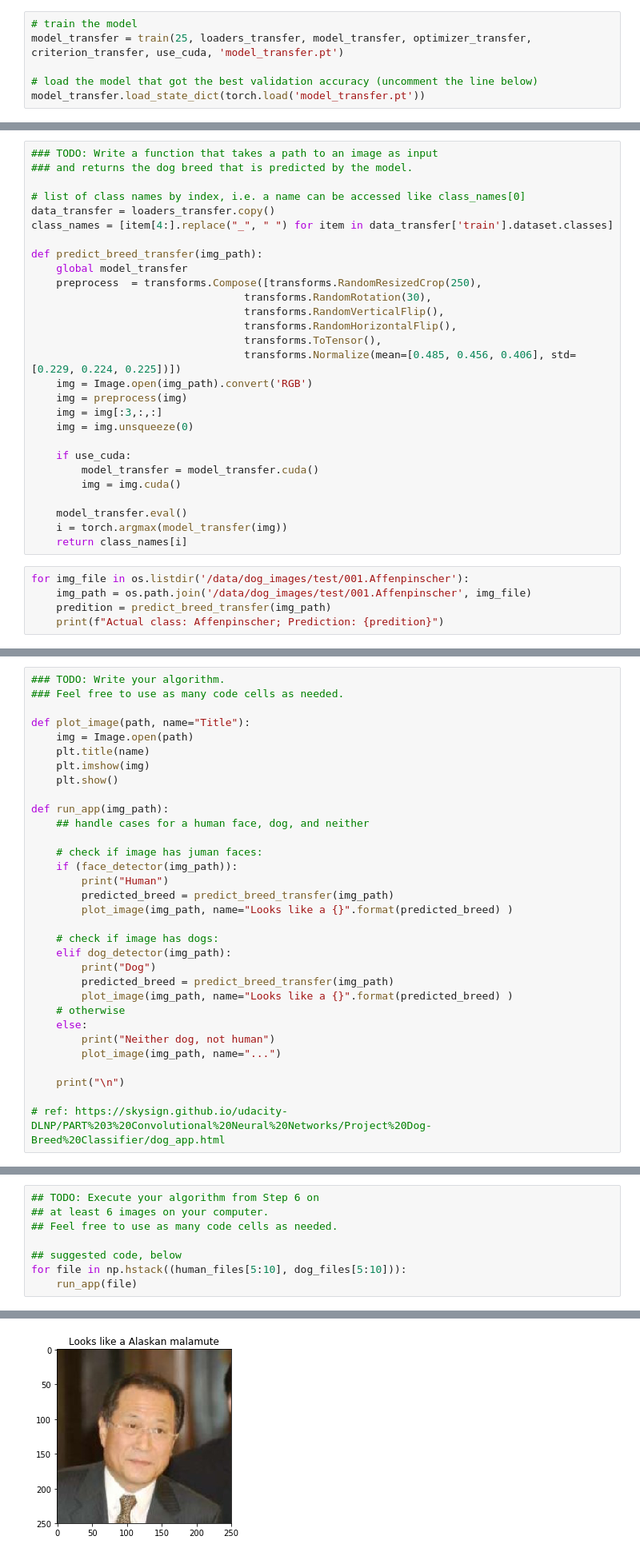
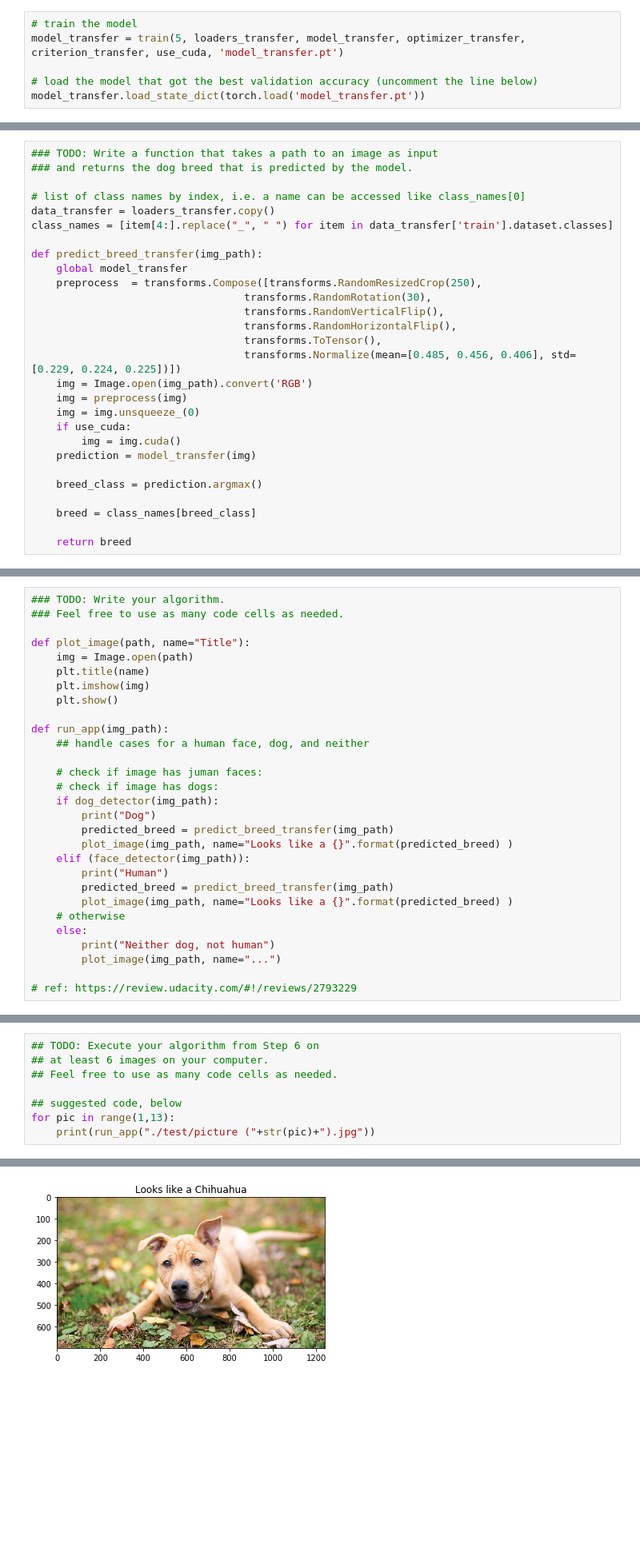
Before and after one commit to tmargary/udacity_deep_learning, a Jupyter notebook: 13. Dog Breed Classifier/dog_app.ipynb, the cells around one changed output, grey strips where cells are left out. Shown at 80% size. Drawn from its saved outputs; the diff is of its cells as text; blank space fills up the shorter version.

Commit message:
dog breed

```diff
--- a/13. Dog Breed Classifier/dog_app.ipynb
+++ b/13. Dog Breed Classifier/dog_app.ipynb
@@ -760,7 +776,7 @@ optimizer_transfer = optim.SGD(model_transfer.classifier.parameters(), lr=0.001)
 Train and validate your model in the code cell below.  [Save the final model parameters](http://pytorch.org/docs/master/notes/serialization.html) at filepath `'model_transfer.pt'`.
 # %%
 # train the model
-model_transfer = train(25, loaders_transfer, model_transfer, optimizer_transfer, criterion_transfer, use_cuda, 'model_transfer.pt')
+model_transfer = train(5, loaders_transfer, model_transfer, optimizer_transfer, criterion_transfer, use_cuda, 'model_transfer.pt')
 
 # load the model that got the best validation accuracy (uncomment the line below)
 model_transfer.load_state_dict(torch.load('model_transfer.pt'))
@@ -815,18 +824,13 @@ def predict_breed_transfer(img_path):
                                   transforms.Normalize(mean=[0.485, 0.456, 0.406], std=[0.229, 0.224, 0.225])])
     img = Image.open(img_path).convert('RGB')
     img = preprocess(img)
-    img = img[:3,:,:]
-    img = img.unsqueeze(0)
+    img = img.unsqueeze_(0)
+    if use_cuda:
+        img = img.cuda()
+    prediction = model_transfer(img)
 
-    if use_cuda:
-        model_transfer = model_transfer.cuda()
-        img = img.cuda()
+    breed_class = prediction.argmax()
 
-    model_transfer.eval()
-    i = torch.argmax(model_transfer(img))
-    return class_names[i]
+    breed = class_names[breed_class]
+
+    return breed
-# %%
-for img_file in os.listdir('/data/dog_images/test/001.Affenpinscher'):
-    img_path = os.path.join('/data/dog_images/test/001.Affenpinscher', img_file)
-    predition = predict_breed_transfer(img_path)
-    print(f"Actual class: Affenpinscher; Prediction: {predition}")
@@ -871,14 +870,13 @@ def run_app(img_path):
     ## handle cases for a human face, dog, and neither
 
     # check if image has juman faces:
-    if (face_detector(img_path)):
-        print("Human")
+    # check if image has dogs:
+    if dog_detector(img_path):
+        print("Dog")
         predicted_breed = predict_breed_transfer(img_path)
         plot_image(img_path, name="Looks like a {}".format(predicted_breed) )
-
-    # check if image has dogs:
-    elif dog_detector(img_path):
-        print("Dog")
+    elif (face_detector(img_path)):
+        print("Human")
         predicted_breed = predict_breed_transfer(img_path)
         plot_image(img_path, name="Looks like a {}".format(predicted_breed) )
     # otherwise
@@ -886,9 +884,7 @@ def run_app(img_path):
         print("Neither dog, not human")
         plot_image(img_path, name="...")
 
-    print("\n")
-
-# ref: https://skysign.github.io/udacity-DLNP/PART%203%20Convolutional%20Neural%20Networks/Project%20Dog-Breed%20Classifier/dog_app.html
+# ref: https://review.udacity.com/#!/reviews/2793229
 # %% [markdown]
 ---
 <a id='step6'></a>
@@ -909,6 +905,6 @@ __Answer:__ (Three possible points for improvement)
 ## Feel free to use as many code cells as needed.
 
 ## suggested code, below
-for file in np.hstack((human_files[5:10], dog_files[5:10])):
-    run_app(file)
+for pic in range(1,13):
+    print(run_app("./test/picture ("+str(pic)+").jpg"))
 # %% [output]
@@ -918 +915 @@ Human
-[figure, old version]
+[figure, new version]
```
Also changed, not shown: parts of 11 cells of this notebook.
